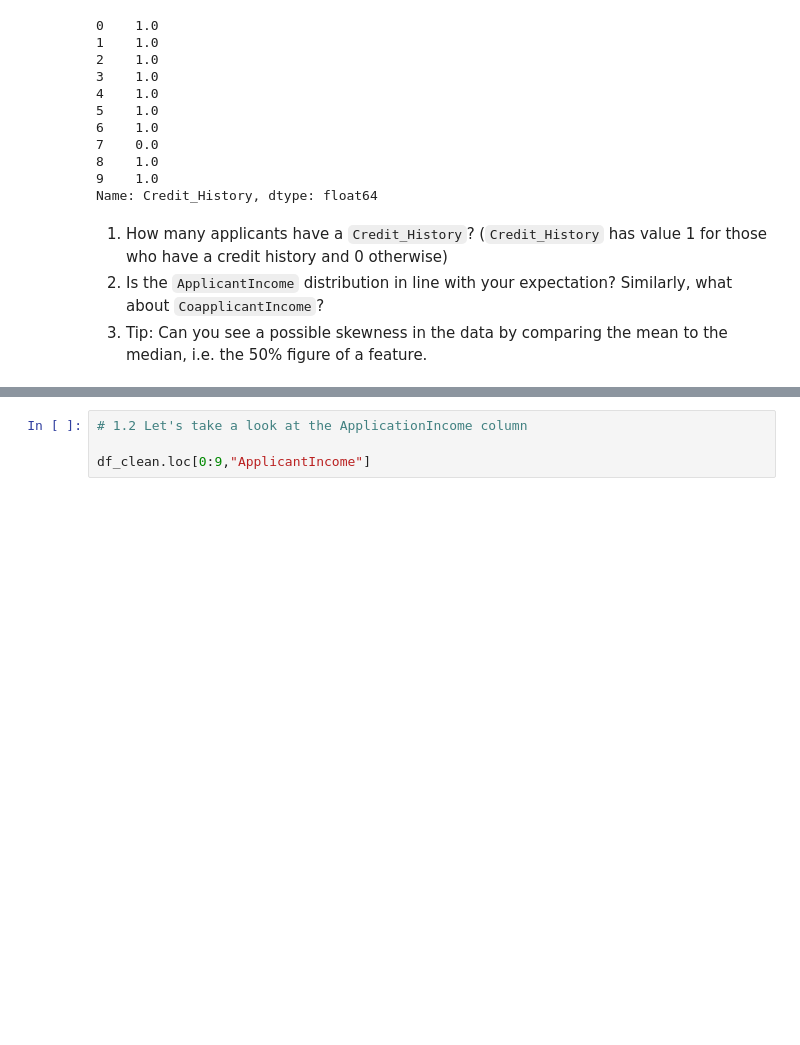
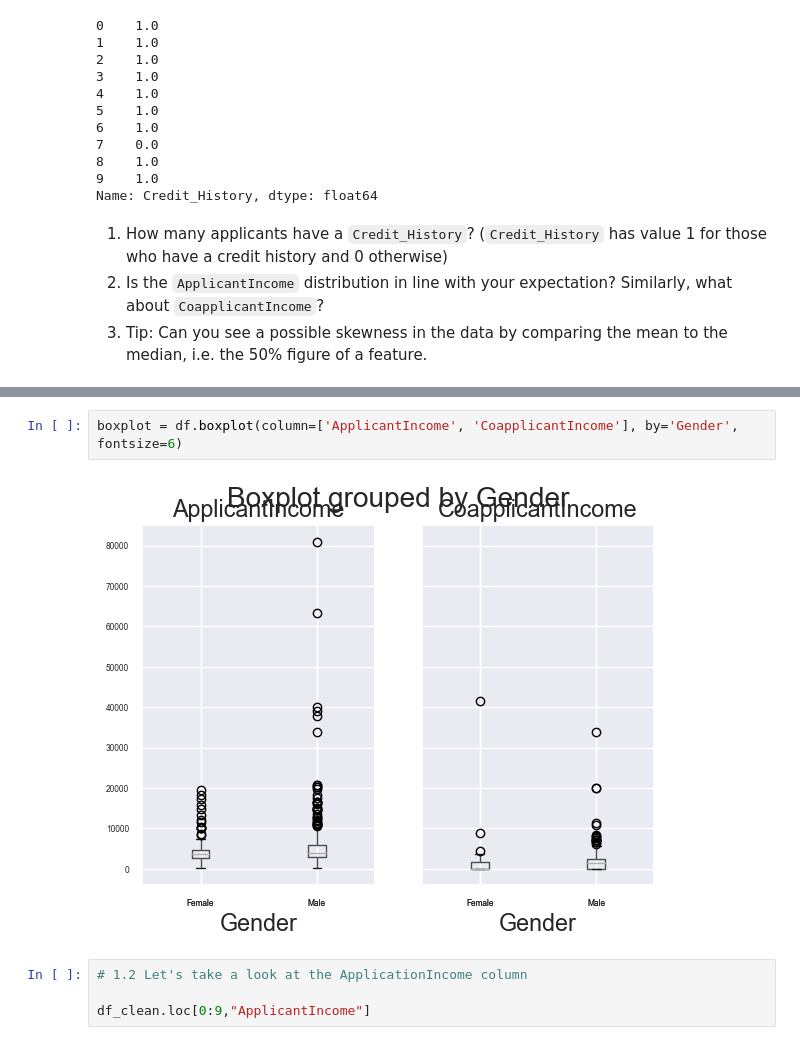
Before and after one commit to tetianafesenko/deployment-project, a Jupyter notebook: notebooks/instructions.ipynb, the cells around one changed output, grey strips where cells are left out. Cells and saved outputs as stored; diff of their text form; blank space fills up the shorter version.

```diff
--- a/notebooks/instructions.ipynb
+++ b/notebooks/instructions.ipynb
@@ -167,3 +174,7 @@ df_clean['Credit_History'].value_counts()[0.0]
+# %%
+boxplot = df.boxplot(column=['ApplicantIncome', 'CoapplicantIncome'], by='Gender', fontsize=6)
+# %% [output]
+[figure, added]
 # %%
 # 1.2 Let's take a look at the ApplicationIncome column
 
```
Also changed, not shown: parts of 19 cells of this notebook.
